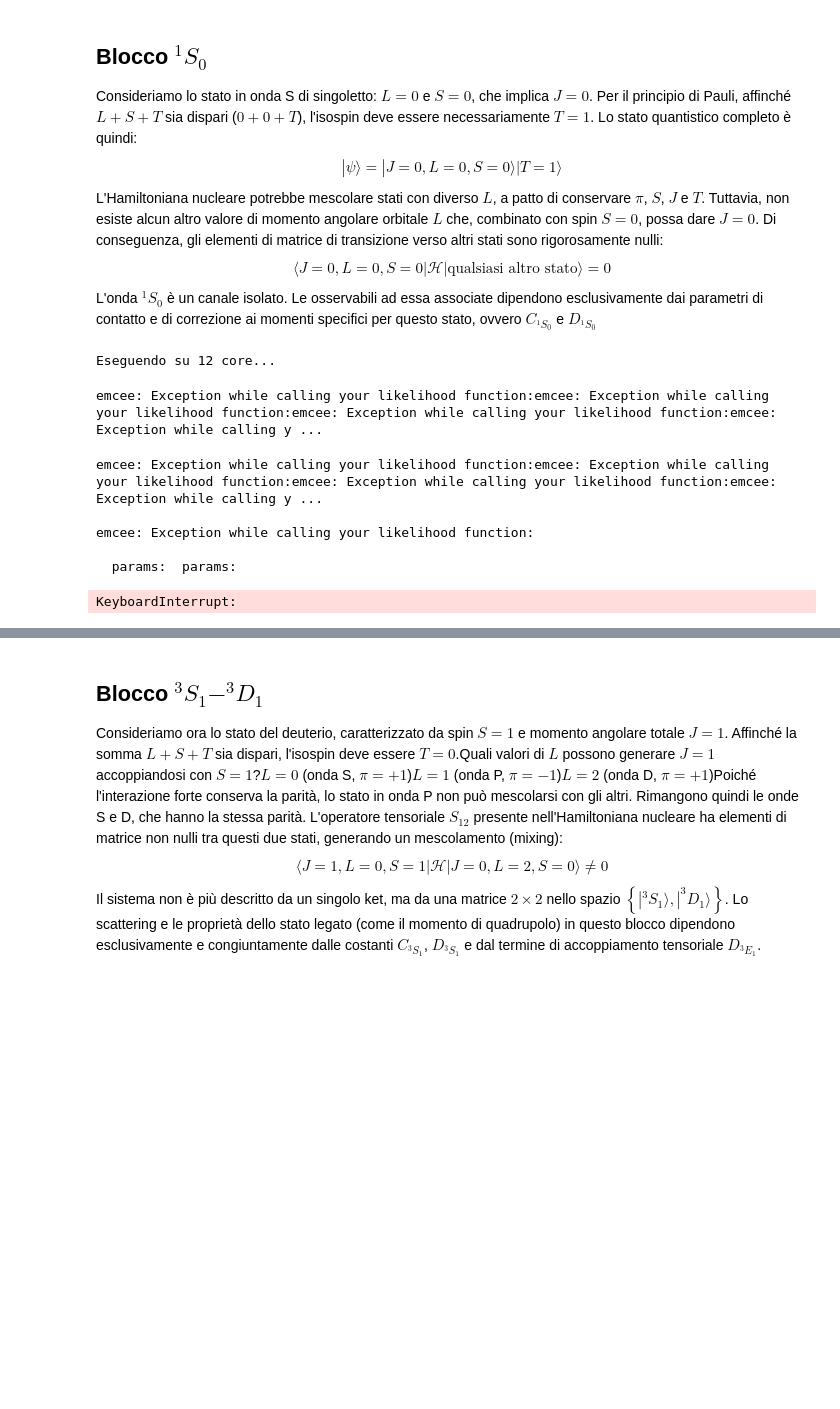
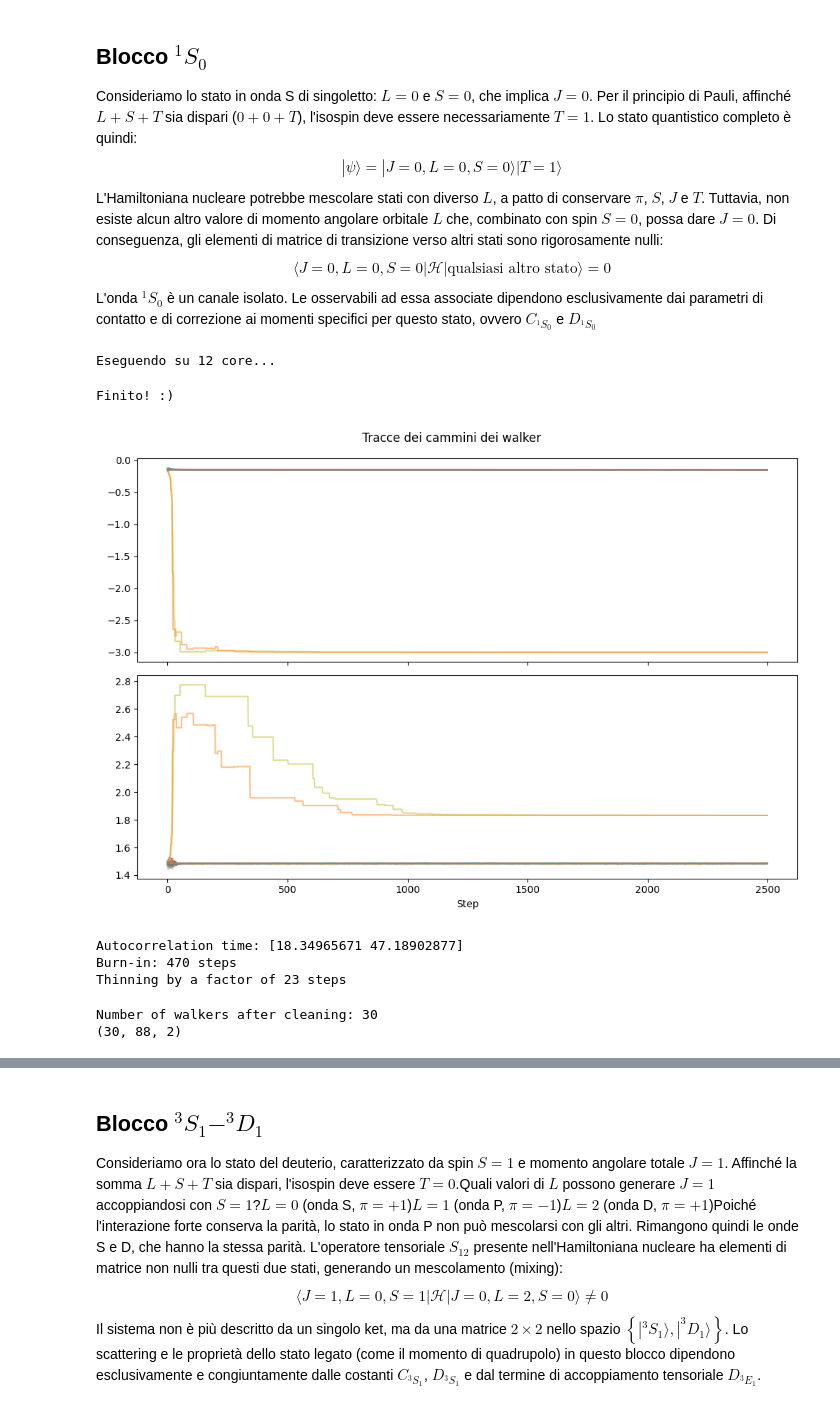
Before and after one commit to Lvetto/lmd_forza_nucleare, a Jupyter notebook: bayes_separato.ipynb, the cells around one changed output, grey strips where cells are left out. Saved outputs shown, nothing was run; the diff lists cells and outputs as text; code cells hidden in the pictures; blank space fills up the shorter version.

```diff
--- a/bayes_separato.ipynb
+++ b/bayes_separato.ipynb
@@ -73,16 +73,16 @@ def ln_prior_NLO(parameters):
 
     avg_C1S0 = 0.0
     avg_D1S0 = 0.0
-    sigma_C1S0 = 5.0
-    sigma_D1S0 = 5.0
+    sigma_C1S0 = 3.0
+    sigma_D1S0 = 3.0
 
     ln_C1S0 = -0.5 * (np.log(2 * np.pi * sigma_C1S0**2) + ((C_1S0 - avg_C1S0) / sigma_C1S0) ** 2)
     ln_D1S0 = -0.5 * (np.log(2 * np.pi * sigma_D1S0**2) + ((D_1S0 - avg_D1S0) / sigma_D1S0) ** 2)
 
     # se un parametro e fuori di 3 sigma, il prior e -inf
-    if abs(C_1S0 - avg_C1S0) > 3 * sigma_C1S0:
+    if abs(C_1S0 - avg_C1S0) > 1 * sigma_C1S0:
         return -np.inf
-    if abs(D_1S0 - avg_D1S0) > 3 * sigma_D1S0:
+    if abs(D_1S0 - avg_D1S0) > 1 * sigma_D1S0:
         return -np.inf
 
     return ln_C1S0 + ln_D1S0
@@ -107,7 +107,7 @@ def ln_likelihood_NLO(parameters):
     nn.compute_Tmtx(channel_1S0, verbose=False)
     teo_1S0 = nn.phase_shifts[0]
 
-    ln_L_1S0 = -0.5 * np.sum(np.log(2 * np.pi * err_1S0**2) + ((exp_1S0 - teo_1S0) / err_1S0) ** 2)
+    ln_L_1S0 = -0.5 * np.sum(np.log(2 * np.pi * shift_1S0_error**2) + ((shift_1S0 - teo_1S0) / shift_1S0_error) ** 2)
 
     return ln_L_1S0
 
@@ -124,11 +124,10 @@ def ln_posterior_NLO(parameters):
 # MCMC
 ndim = 2
 nwalkers = 32
-nsteps = 100
+nsteps = 2500
 
-rng = np.random.default_rng(42)  # riproducibilita
-initial_guess = np.array([lec_values.nlo_lecs["C_1S0"], lec_values.nlo_lecs["C_3S1"]])
-initial_pos = initial_guess + 0.05 * rng.standard_normal((nwalkers, ndim))
+initial_guess = np.array([lec_values.nlo_lecs["C_1S0"], lec_values.nlo_lecs["D_1S0"]])
+initial_pos = initial_guess + 0.01 * np.random.standard_normal((nwalkers, ndim))
 
 ncpu = os.cpu_count()
 
@@ -147,25 +146,64 @@ if __name__ == "__main__":
     print("\nFinito! :)\n")
 # %% [output]
 Eseguendo su 12 core...
-emcee: Exception while calling your likelihood function:emcee: Exception while calling your likelihood function:emcee: Exception while calling your likelihood function:emcee: Exception while calling y ...
+Finito! :)
-emcee: Exception while calling your likelihood function:emcee: Exception while calling your likelihood function:emcee: Exception while calling your likelihood function:emcee: Exception while calling y ...
-
-emcee: Exception while calling your likelihood function:
-
-  params:  params:
-KeyboardInterrupt:
 # %%
 full_chain = sampler.get_chain()
 
-fig, axes = plt.subplots(2, figsize=(10, 7), sharex=True)
-labels = ["C_1S0", "C_3S1"]
+fig, axes = plt.subplots(ndim, figsize=(10, 7), sharex=True)
+
+if isinstance(axes, np.ndarray):
+    axes = axes.flatten()
+elif isinstance(axes, plt.Axes):
+    axes = [axes]
+
+#labels = ["C_1S0", "C_3S1"]
 
 for i in range(ndim):
     ax = axes[i]
     for walker in range(nwalkers):
         ax.plot(full_chain[:, walker, i], alpha=0.5)
-    ax.set_ylabel(labels[i])
+    #ax.set_ylabel(labels[i])
 axes[-1].set_xlabel("Step")
 plt.suptitle("Tracce dei cammini dei walker")
 plt.tight_layout()
 plt.show()
+# %% [output]
+[figure, added]
+# %%
+tau = sampler.get_autocorr_time()
+print(f"Autocorrelation time: {tau}")
+
+burn_in = 10 * int(max(tau))
+print(f"Burn-in: {burn_in} steps")
+
+thin = int(max(tau) * 0.5)
+print(f"Thinning by a factor of {thin} steps")
+# %% [output]
+Autocorrelation time: [18.34965671 47.18902877]
+Burn-in: 470 steps
+Thinning by a factor of 23 steps
+# %%
+# magheggio brutto e temporaneo (spero) per pulire la catena da walker che non convergono
+
+chain = sampler.get_chain(discard=burn_in, thin=thin, flat=False)
+
+best_fit = np.array([lec_values.nlo_lecs["C_1S0"], lec_values.nlo_lecs["D_1S0"]])
+
+clean_chain = []
+
+for walker in range(nwalkers):
+
+    single_walker_chain = chain[:, walker, :]
+
+    distance_from_best_fit = np.linalg.norm(single_walker_chain - best_fit)
+
+    if distance_from_best_fit < 1:
+        clean_chain.append(single_walker_chain)
+
+clean_chain = np.array(clean_chain)
+print(f"Number of walkers after cleaning: {len(clean_chain)}")
+print(clean_chain.shape)
+# %% [output]
+Number of walkers after cleaning: 30
+(30, 88, 2)
```
Also changed, not shown: parts of 4 cells of this notebook, 1 other file.
